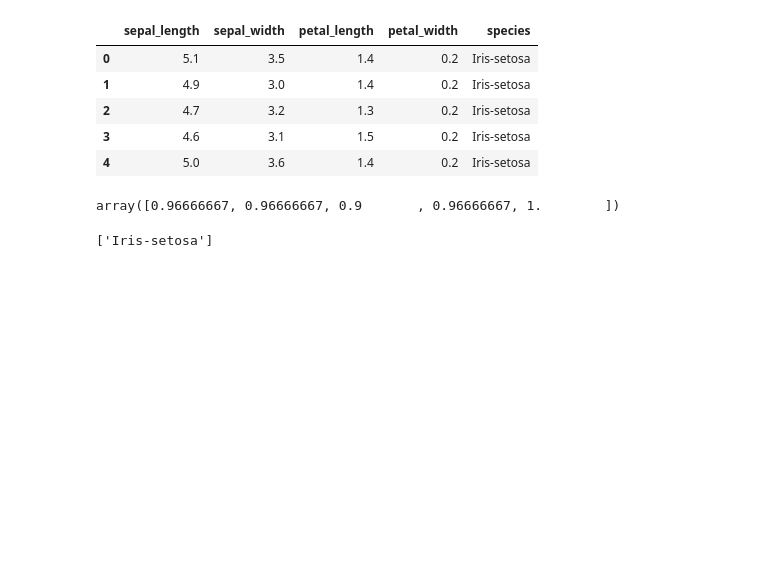
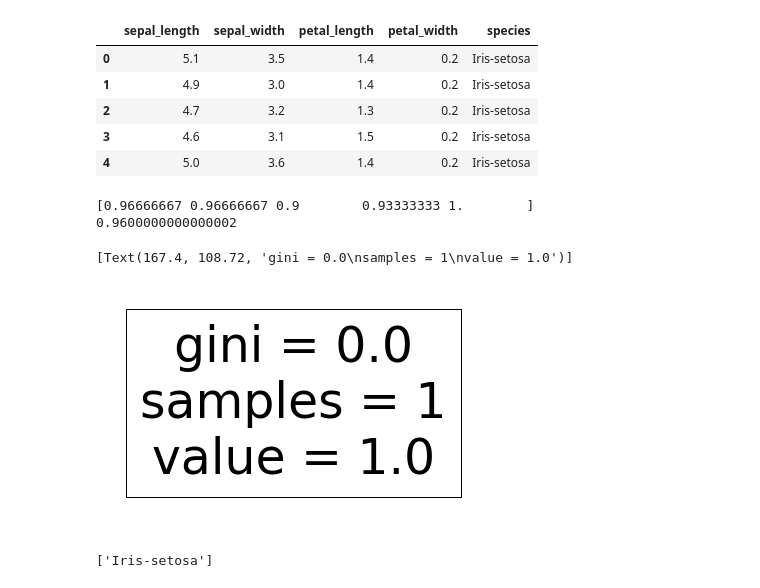
Before and after one commit to polivio/PEE, a Jupyter notebook: CART_example.ipynb, the cells around one changed output. Drawn from its saved outputs; the diff is of its cells as text; code cells hidden in the pictures; blank space fills up the shorter version.

```diff
--- a/CART_example.ipynb
+++ b/CART_example.ipynb
@@ -26,24 +24,31 @@ df.head()
 | 3 | 4.6 | 3.1 | 1.5 | 0.2 | Iris-setosa |
 | 4 | 5.0 | 3.6 | 1.4 | 0.2 | Iris-setosa |
 # %%
+from sklearn import tree
+
 X = np.array(df.drop(['species'], 1))
 y = np.array(df['species'])
 
 # X - features, y - lables
-X_train, X_test, y_train, y_test = train_test_split(X, y, test_size=0.2, random_state=0)
+X_train, X_test, y_train, y_test = train_test_split(X, y, test_size=0.99)
 
 
 # Classifiers
-clf = DecisionTreeClassifier(random_state=0)
+clf = DecisionTreeClassifier(max_depth = None)
 
 clf.fit(X_train , y_train)
 
 accuracy = clf.score(X_test, y_test)
 
+print(cross_val_score(clf, X, y, cv=5))
+print(cross_val_score(clf, X, y, cv=5).mean())
 
-cross_val_score(clf, X, y, cv=5)
+tree.plot_tree(clf.fit(X_train , y_train))
 # %% [output]
-array([0.96666667, 0.96666667, 0.9       , 0.96666667, 1.        ])
+[0.96666667 0.96666667 0.9        0.93333333 1.        ]
+0.9600000000000002
+[Text(167.4, 108.72, 'gini = 0.0\nsamples = 1\nvalue = 1.0')]
+[figure, added]
 # %%
 # example
 X_new = np.array([[ 5.0  ,  2.9 ,  1.0 , 0.2 ]])
```
Also changed, not shown: parts of 1 cell of this notebook, 1 other file.
